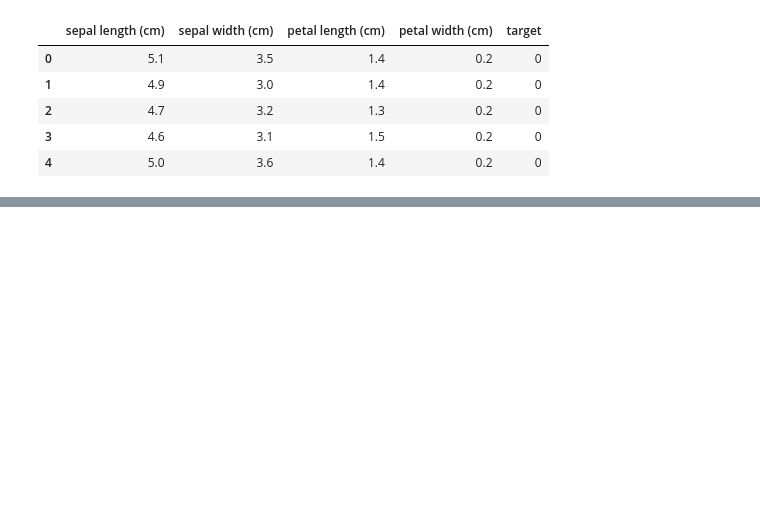
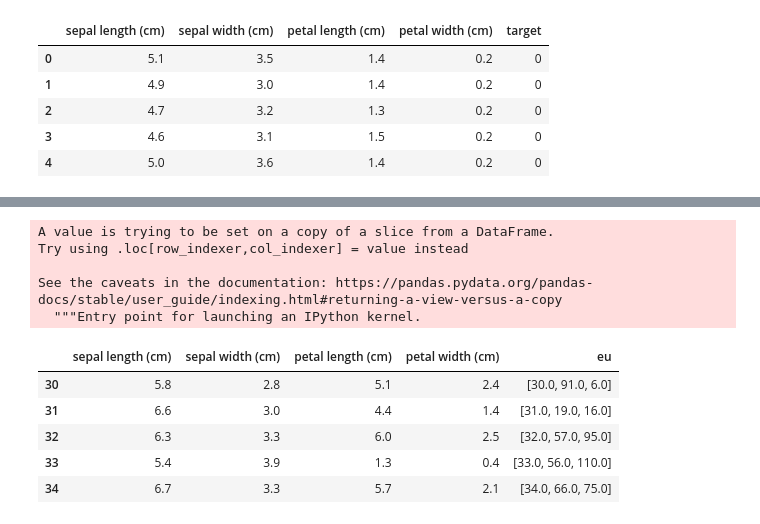
Before and after one commit to seoyeon7/ML, a Jupyter notebook: KNN.ipynb, the cells around one changed output, grey strips where cells are left out. Cells and saved outputs as stored; diff of their text form; code cells hidden in the pictures; blank space fills up the shorter version.

```diff
--- a/KNN.ipynb
+++ b/KNN.ipynb
@@ -4,7 +4,6 @@
 from sklearn import datasets
 iris = datasets.load_iris()
 samples = iris.data
-feature_names = iris['feature_names']
 # %%
 import pandas as pd
 data = pd.DataFrame(samples, columns=feature_names)
@@ -51,8 +50,8 @@ def get_cos_sim(row1, row2):
     )
 # %%
 # Normalized Euclidean distance (정규화된 데이터에 대한 유클리드 거리를 계산)
-columns=['sepal length (cm)', 'sepal width (cm)','petal length (cm)','petal width (cm)', 'target', 'seq']
-train_n = pd.DataFrame(columns)
+
+train_n = pd.DataFrame(columns=['sepal length (cm)', 'sepal width (cm)','petal length (cm)','petal width (cm)', 'target', 'seq'])
 
 train_n['target'] = train['target'].copy()
 train_n['seq'] = train['seq'].copy()
@@ -122,27 +132,3 @@ def get_near(row, dis,k):
 def get_dominant_class(df, neighbors):
     classes = df[df['seq'].isin(neighbors)]['target']
     return classes.value_counts().index[0]
-# %%
-# 최적화
-
-k = 1
-hyper_params = []
-acc = {1: {}}
-
-train['eud_{}'.format(k)] = train.apply(lambda x: get_near(x, 'euclidean',k), axis=1)
-train['cosim_{}'.format(k)] = train.apply(lambda x: get_near(x, 'cosine_sim',k), axis=1)
-train['neud_{}'.format(k)] = train.apply(lambda x: get_near(x, 'n_euclidean',k), axis=1)
-
-train['eud_{}_target'.format(k)] = train['eud_{}'.format(k)].apply(lambda row: get_dominant_class(train, row))
-train['cosim_{}_target'.format(k)] = train['cosim_{}'.format(k)].apply(lambda row: get_dominant_class(train, row))
-train['neud_{}_target'.format(k)] = train['neud_{}'.format(k)].apply(lambda row: get_dominant_class(train, row))
-
-hyper_params.append('eud_{}_target'.format(k))
-hyper_params.append('cosim_{}_target'.format(k))
-hyper_params.append('neud_{}_target'.format(k))
-
-acc[k]['eud'] = train[train['target']==train['eud_{}_target'.format(k)]].shape[0]/train.shape[0]
-acc[k]['cosine'] = train[train['target']==train['cosim_{}_target'.format(k)]].shape[0]/train.shape[0]
-acc[k]['neud'] = train[train['target']==train['neud_{}_target'.format(k)]].shape[0]/train.shape[0]
-
-k+=2
@@ -154,19 +135,19 @@ train[cols].head()
 # %%
-# k=3일 때
+# 가장 가까운 k개의 요소 선택 (k=3으로 설정)
 
 test['seq'] = test.index
 test2 = test.values
 test_eud = []
 l = len(test)
 for i in range(l):
-    test_eu_distance = []
+    test_eu_dist = []
     for j in range(len(train)):
         index = train_val[j][5]
         ed = get_eucl(test2[i][:-2], train_val[j][:-2])
-        test_eu_distance.append((ed, index))
+        test_eu_dist.append((ed, index))
 
-    test_eu_distance.sort(key= lambda x: x[0])
-    test_eu_distance = [i[1] for i in test_eu_distance]
-    test_eud.append(test_eu_distance)
+    test_eu_dist.sort(key= lambda x: x[0])
+    test_eu_dist = [i[1] for i in test_eu_dist]
+    test_eud.append(test_eu_dist)
 
 test['euclidean'] = test_eud
@@ -173,3 +164,16 @@ test['euclidean'] = test_eud
 # %%
+# 가장 가까운 k개의 요소 선택 (k=3으로 설정)
 test['eu'] = test.apply(lambda x: get_near(x, 'euclidean',3), axis=1)
-test[columns+['eu']].head()
+test[feature_names+['eu']].head()
+# %% [output]
+A value is trying to be set on a copy of a slice from a DataFrame.
+Try using .loc[row_indexer,col_indexer] = value instead
+
+See the caveats in the documentation: https://pandas.pydata.org/pandas-docs/stable/user_guide/indexing.html#returning-a-view-versus-a-copy
+  """Entry point for launching an IPython kernel.
+|  | sepal length (cm) | sepal width (cm) | petal length (cm) | petal width (cm) | eu |
+| 30 | 5.8 | 2.8 | 5.1 | 2.4 | [30.0, 91.0, 6.0] |
+| 31 | 6.6 | 3.0 | 4.4 | 1.4 | [31.0, 19.0, 16.0] |
+| 32 | 6.3 | 3.3 | 6.0 | 2.5 | [32.0, 57.0, 95.0] |
+| 33 | 5.4 | 3.9 | 1.3 | 0.4 | [33.0, 56.0, 110.0] |
+| 34 | 6.7 | 3.3 | 5.7 | 2.1 | [34.0, 66.0, 75.0] |
```
Also changed, not shown: parts of 6 cells of this notebook.
